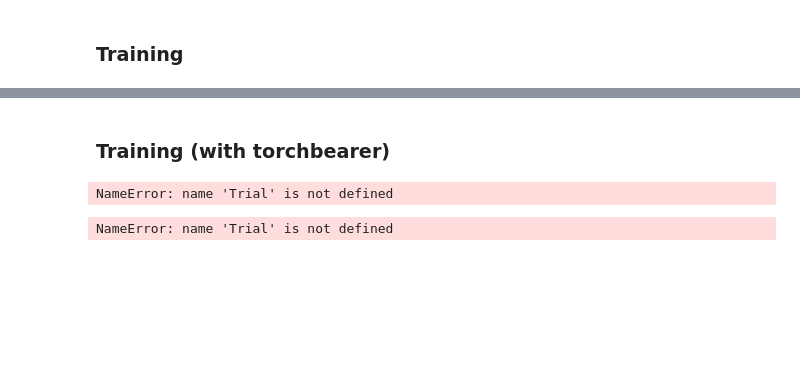
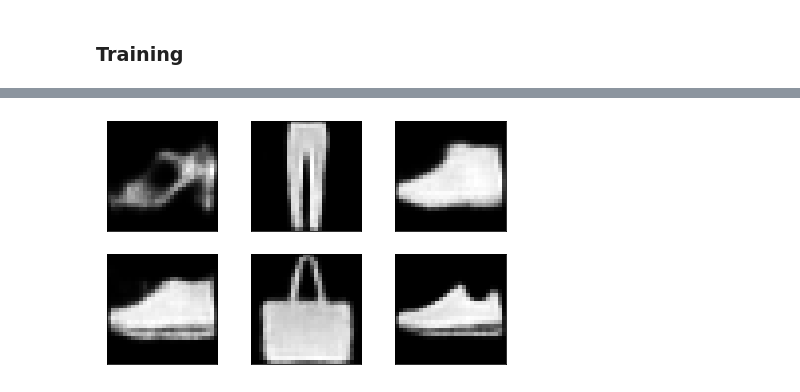
Before and after one commit to BenjaminEriksen95/VAEGen, a Jupyter notebook: simple_vae.ipynb, the cells around one changed output, grey strips where cells are left out. Drawn from its saved outputs; the diff is of its cells as text; code cells hidden in the pictures; blank space fills up the shorter version.

```diff
--- a/simple_vae.ipynb
+++ b/simple_vae.ipynb
@@ -74,9 +143,9 @@ def final_loss(bce_loss, mu, logvar):
     return BCE + KLD
 # %%
 #Settings
-latent_size = 5
+latent_size = 15
 learning_rate = 1e-3
-num_epochs = 20
+num_epochs = 5
 # %%
 conv1 = (1, 32, 4, 1, 2)
 conv2 = (conv1[1], 32, 4, 2, 1)
@@ -261,37 +309,17 @@ Epoch 6 of 20
-# %% [markdown]
-### Training (with torchbearer)
-# %%
-vae = VariationalAutoEncoder(latent_size=latent_size)
-optimizer = optim.Adam(vae.parameters(),lr=learning_rate)
-trial = Trial(
-    vae,
-    optimizer,
-    nn.MSELoss(reduction='mean'), metrics=['acc', 'loss'],
-    callbacks=[
-        beta_kl(MU, LOGVAR),
-        callbacks.ConsolePrinter(),
-        plot_progress()],
-    verbose=1).with_generators(train_generator=train_loader,test_generator=test_loader)
-trial.to('cuda')
-trial.run(5)
-trial.evaluate(verbose=0, data_key=torchbearer.TEST_DATA)
-# %% [output]
-NameError: name 'Trial' is not defined
-# %%
-vae = VariationalAutoEncoder(latent_size=latent_size)
-optimizer = optim.Adam(vae.parameters(),lr=learning_rate)
-trial = Trial(
-    vae,
-    optimizer,
-    #mean-squared error or cross-entropy
-    nn.MSELoss(reduction='sum'), metrics=['acc', 'loss'],
-    callbacks=[
-        beta_kl(MU, LOGVAR),
-        callbacks.ConsolePrinter(),
-        plot_progress()],
-    verbose=1).with_generators(train_generator=train_loader,test_generator=test_loader)
-trial.to('cuda')
-trial.run(5)
-trial.evaluate(verbose=0, data_key=torchbearer.TEST_DATA)
-# %% [output]
-NameError: name 'Trial' is not defined
+# %%
+# examples = enumerate(test_loader)
+batch_idx, (example_data, example_targets) = next(examples)
+
+with torch.no_grad():
+  output,_,_ = vae(example_data.to(device))
+
+fig = plt.figure()
+for i in range(6):
+  plt.subplot(2,3,i+1)
+  plt.tight_layout()
+  plt.imshow(output.cpu()[i][0], cmap='gray', interpolation='none')
+  plt.xticks([])
+  plt.yticks([])
+fig.show()
+# %% [output]
+[figure, added]
```
Also changed, not shown: parts of 8 cells of this notebook.
